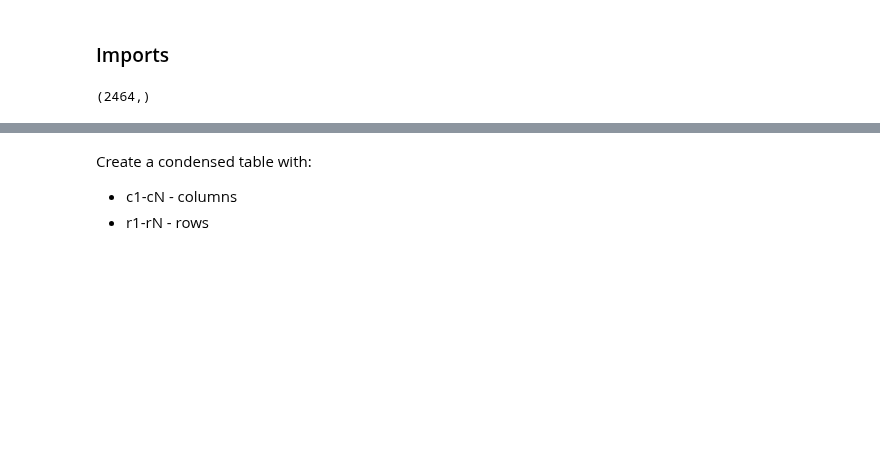
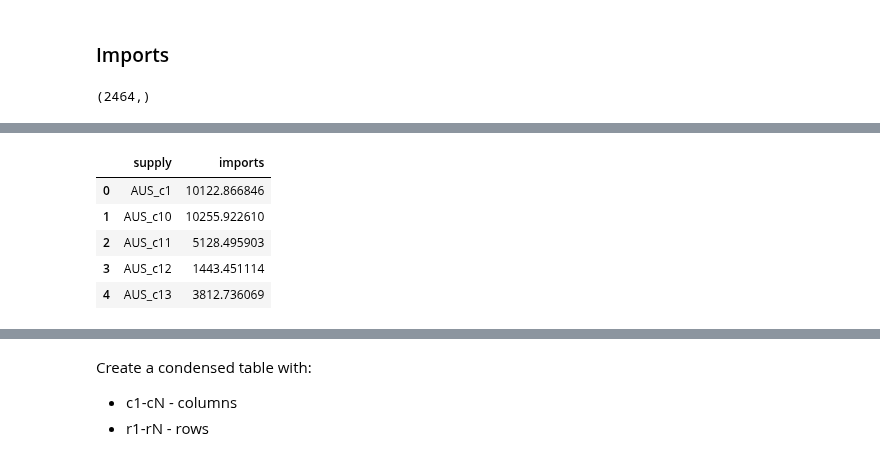
Before and after one commit to kavyajeetbora/ETL_wages, a Jupyter notebook: WIOD.ipynb, the cells around one changed output, grey strips where cells are left out. Saved outputs shown, nothing was run; the diff lists cells and outputs as text; code cells hidden in the pictures; blank space fills up the shorter version.

```diff
--- a/WIOD.ipynb
+++ b/WIOD.ipynb
@@ -728,0 +731,9 @@ new_df_Imp
+# %%
+import_df.head(5)
+# %% [output]
+|  | supply | imports |
+| 0 | AUS_c1 | 10122.866846 |
+| 1 | AUS_c10 | 10255.922610 |
+| 2 | AUS_c11 | 5128.495903 |
+| 3 | AUS_c12 | 1443.451114 |
+| 4 | AUS_c13 | 3812.736069 |
```
Also changed, not shown: parts of 12 cells of this notebook.
